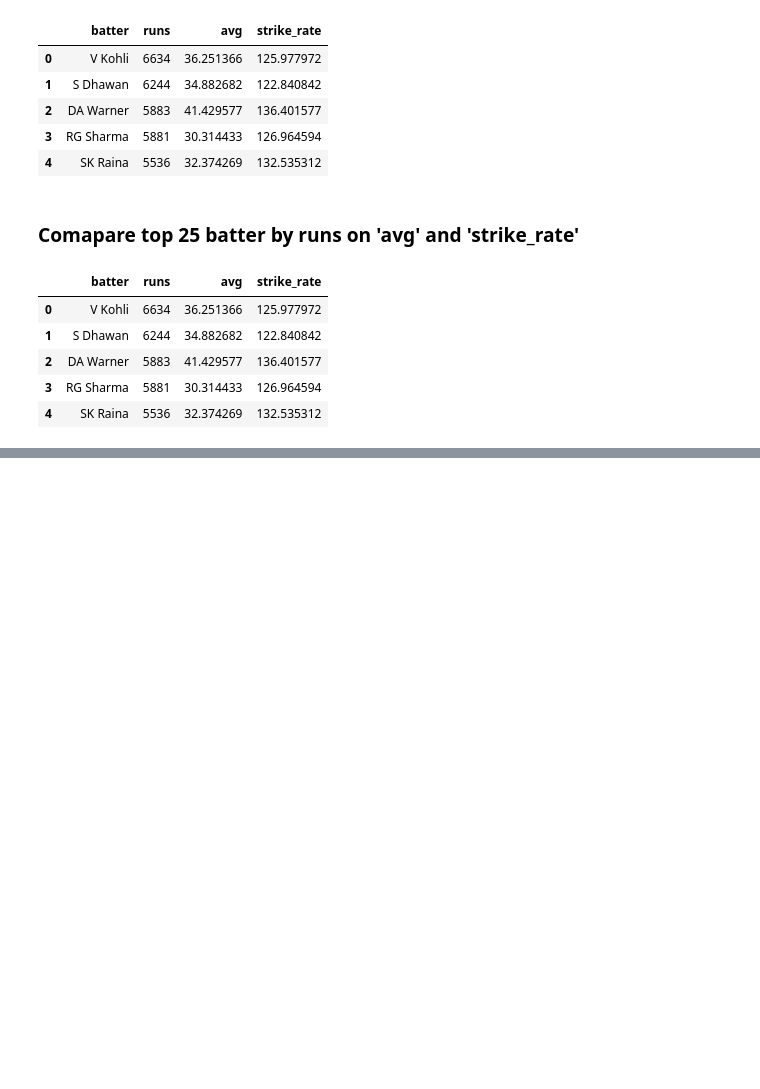
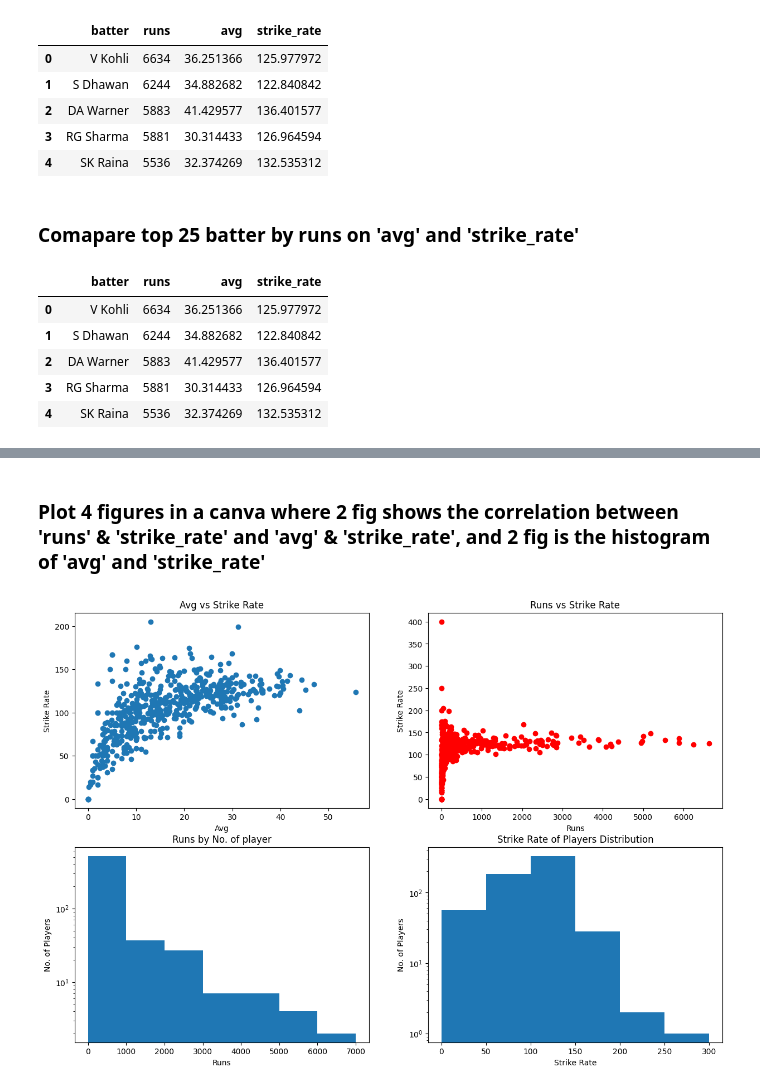
Before and after one commit to Abhishek6706/Fundamentals, a Jupyter notebook: matplotlib/advanced.ipynb, the cells around one changed output, grey strips where cells are left out. Cells and saved outputs as stored; diff of their text form; code cells hidden in the pictures; blank space fills up the shorter version.

```diff
--- a/matplotlib/advanced.ipynb
+++ b/matplotlib/advanced.ipynb
@@ -281,0 +336,28 @@ plt.show()
+# %% [markdown]
+### Plot 4 figures in a canva where 2 fig shows the correlation between 'runs' & 'strike_rate' and 'avg' & 'strike_rate', and 2 fig is the histogram of 'avg' and 'strike_rate'
+# %%
+fig, ax = plt.subplots(nrows= 2, ncols= 2, figsize=(15,10))
+
+ax[0,0].scatter(batsman_record_df['avg'], batsman_record_df['strike_rate'])
+ax[0,0].set_xlabel('Avg')
+ax[0,0].set_ylabel('Strike Rate')
+ax[0,0].set_title('Avg vs Strike Rate')
+
+ax[0,1].scatter(batsman_record_df['runs'], batsman_record_df['strike_rate'], color='red')
+ax[0,1].set_xlabel('Runs')
+ax[0,1].set_ylabel('Strike Rate')
+ax[0,1].set_title('Runs vs Strike Rate')
+
+ax[1,0].hist(batsman_record_df['runs'], bins = [0,1000,2000,3000,4000,5000,6000,7000], log=True)
+ax[1,0].set_xlabel('Runs')
+ax[1,0].set_ylabel('No. of Players')
+ax[1,0].set_title('Runs by No. of player')
+
+ax[1,1].hist(batsman_record_df['strike_rate'], bins = [0,50,100,150,200,250,300], log=True)
+ax[1,1].set_xlabel('Strike Rate')
+ax[1,1].set_ylabel('No. of Players')
+ax[1,1].set_title('Strike Rate of Players Distribution')
+
+fig.show()
+# %% [output]
+[figure, added]
```
Also changed, not shown: parts of 31 cells of this notebook.
